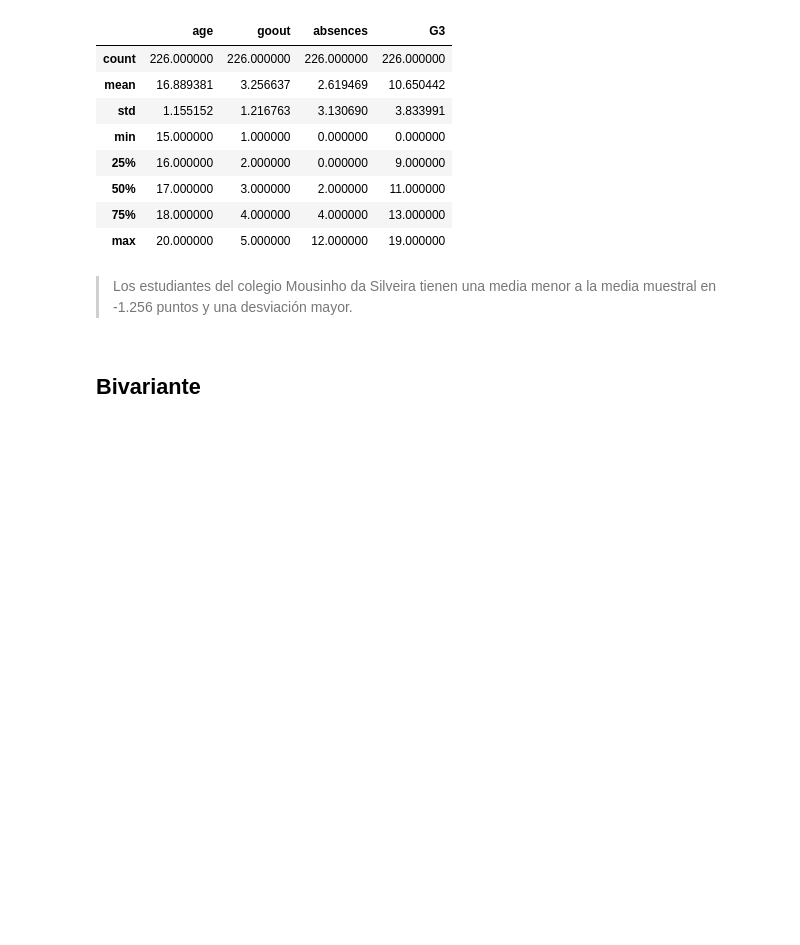
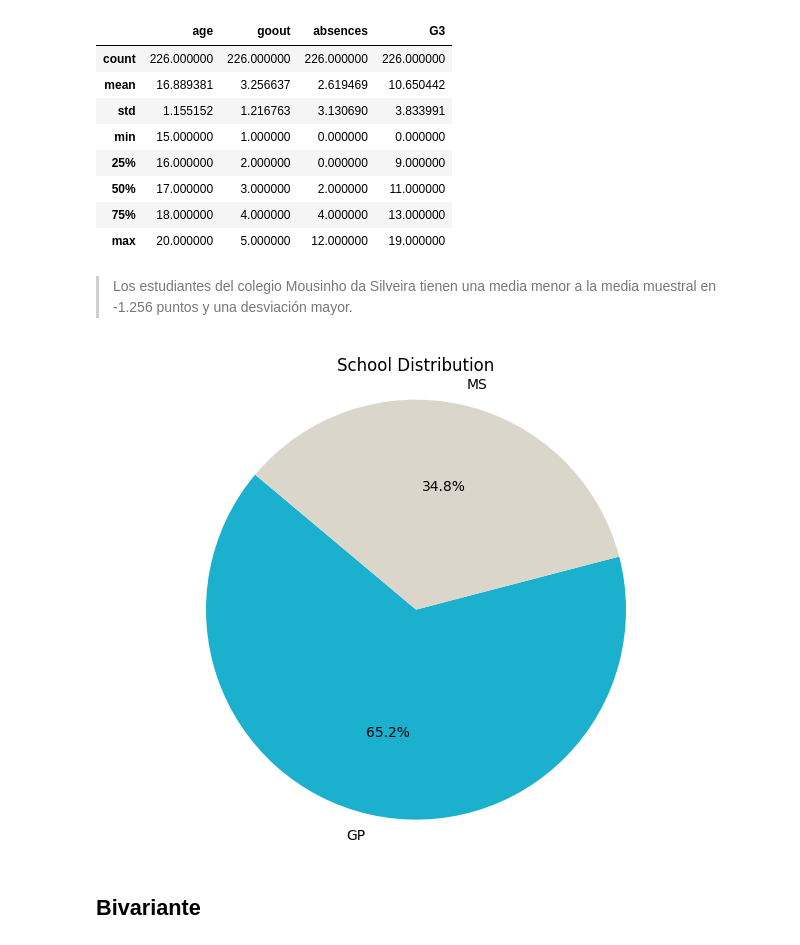
Before and after one commit to Tumup/estadistica, a Jupyter notebook: ESTADISTICA/analisis.ipynb, the cells around one changed output. Saved outputs shown, nothing was run; the diff lists cells and outputs as text; code cells hidden in the pictures; blank space fills up the shorter version.

```diff
--- a/ESTADISTICA/analisis.ipynb
+++ b/ESTADISTICA/analisis.ipynb
@@ -147,6 +173,32 @@ dfcMS.describe()
 | max | 20.000000 | 5.000000 | 12.000000 | 19.000000 |
 # %% [markdown]
 >Los estudiantes del colegio Mousinho da Silveira tienen una media menor a la media muestral en -1.256 puntos y una desviación mayor.
+# %%
+import matplotlib.pyplot as plt
+
+# Suponiendo que 'dfcGP' y 'dfcMS' son DataFrames de pandas
+
+# Contar el número de observaciones para cada categoría
+num_gp = dfcGP.shape[0]
+num_ms = dfcMS.shape[0]
+
+# Etiquetas para las secciones de la tarta
+labels = ['GP', 'MS']
+
+# Datos para las secciones de la tarta
+sizes = [num_gp, num_ms]
+
+# Colores para las secciones de la tarta
+colors = ['#1bb0ce', '#dad6ca']
+
+# Crear el gráfico de tarta
+plt.figure(figsize=(8, 6))  # Tamaño del gráfico
+plt.pie(sizes, labels=labels, colors=colors, autopct='%1.1f%%', startangle=140)
+plt.axis('equal')  # Aspecto circular
+plt.title('School Distribution')  # Título del gráfico
+plt.show()
+# %% [output]
+[figure, added]
 # %% [markdown]
 ## Bivariante
 # %%
```
Also changed, not shown: parts of 5 cells of this notebook.
